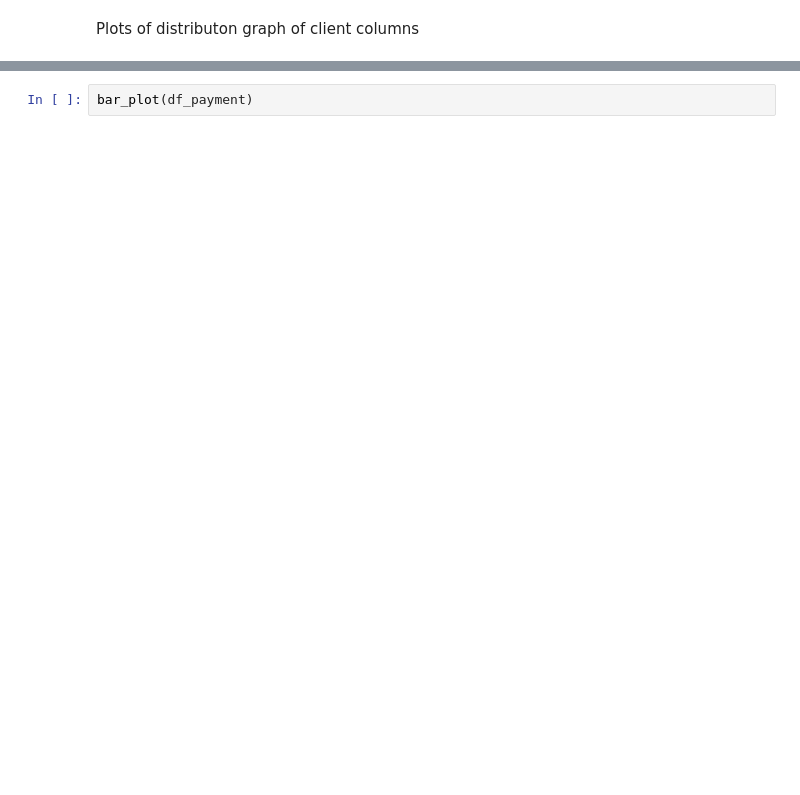
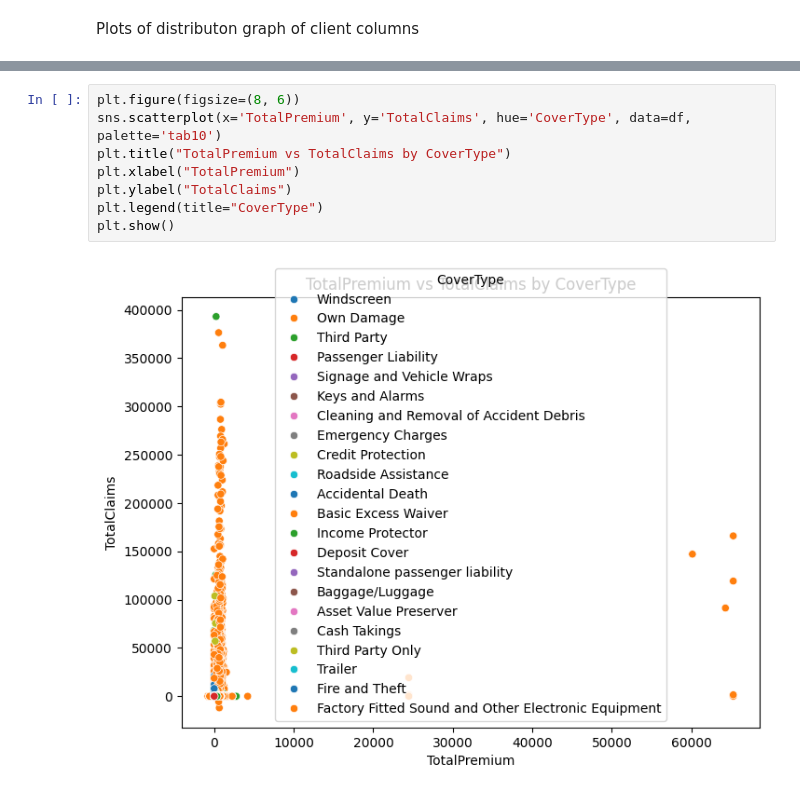
Before and after one commit to Amanzlastt/kifyaw3, a Jupyter notebook: notebooks/Eda.ipynb, the cells around one changed output, grey strips where cells are left out. Saved outputs shown, nothing was run; the diff lists cells and outputs as text; blank space fills up the shorter version.

```diff
--- a/notebooks/Eda.ipynb
+++ b/notebooks/Eda.ipynb
@@ -212,2 +235,10 @@ bar_plot(df_cleint)
-# %%
-bar_plot(df_payment)
+# %%
+plt.figure(figsize=(8, 6))
+sns.scatterplot(x='TotalPremium', y='TotalClaims', hue='CoverType', data=df, palette='tab10')
+plt.title("TotalPremium vs TotalClaims by CoverType")
+plt.xlabel("TotalPremium")
+plt.ylabel("TotalClaims")
+plt.legend(title="CoverType")
+plt.show()
+# %% [output]
+[figure, added]
```
Also changed, not shown: parts of 10 cells of this notebook.
